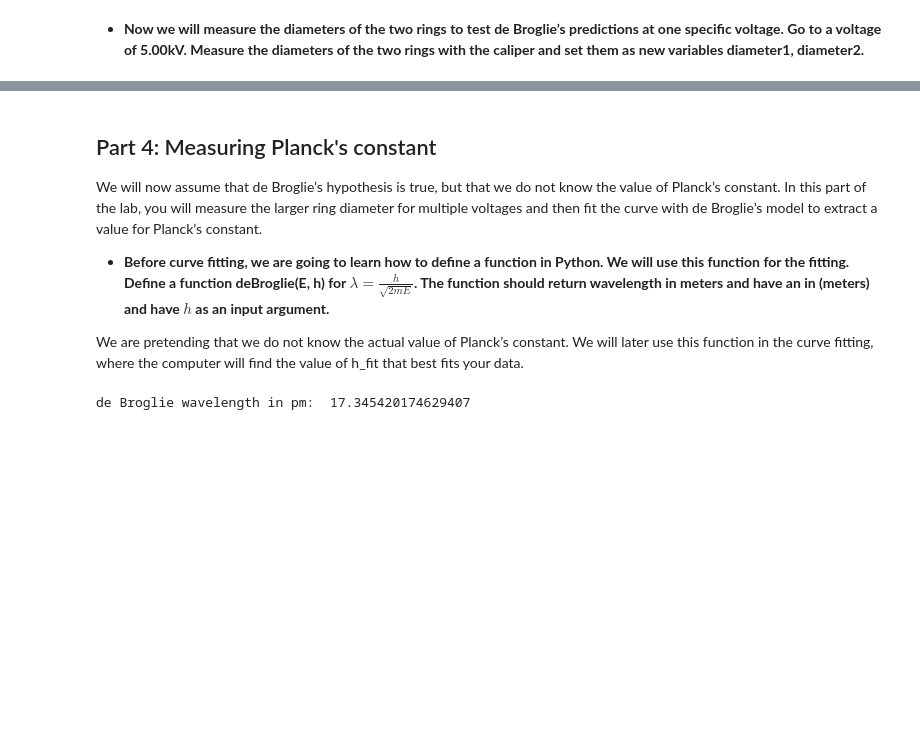
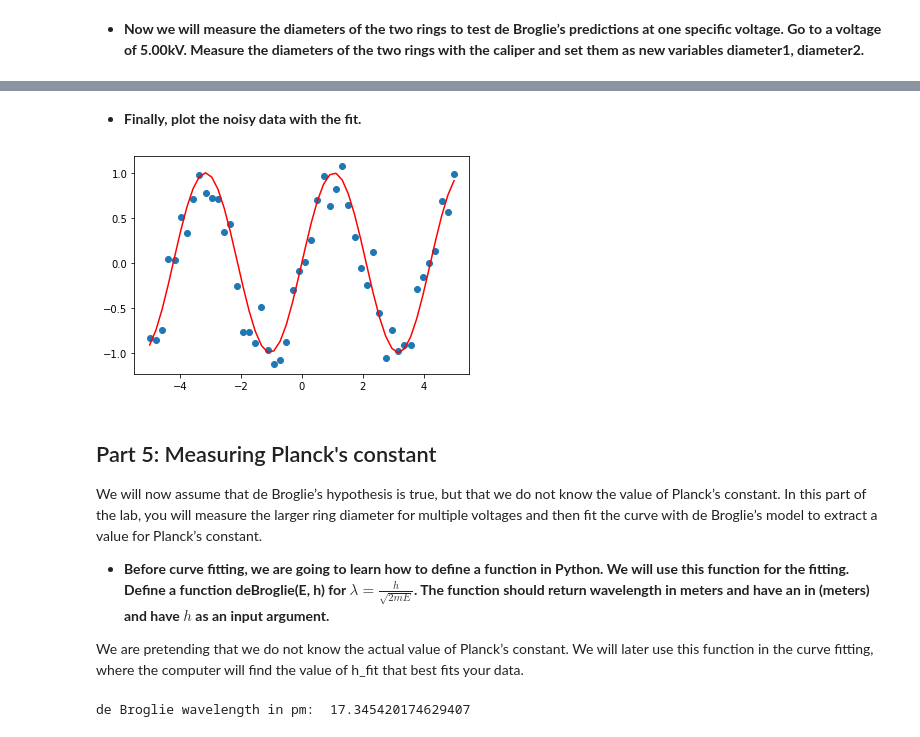
Before and after one commit to mreppert/CHM37401content, a Jupyter notebook: src/ElectronDiffraction/electron_diffraction_analysis.ipynb, the cells around one changed output, grey strips where cells are left out. Cells and saved outputs as stored; diff of their text form; code cells hidden in the pictures; blank space fills up the shorter version.

```diff
--- a/src/ElectronDiffraction/electron_diffraction_analysis.ipynb
+++ b/src/ElectronDiffraction/electron_diffraction_analysis.ipynb
@@ -99,5 +196,13 @@ The standard way to do this is error propagation, but all the derivatives can be
+# %% [markdown]
+- **Finally, plot the noisy data with the fit.**
+# %%
+plt.scatter(x_data, y_data2)
+plt.plot(x_data, fit_func(x_data, a_bestfit), 'r')
+plt.show()
+# %% [output]
+[figure, added]
 # %% [markdown]
-## Part 4: Measuring Planck's constant ##
+## Part 5: Measuring Planck's constant ##
 We will now assume that de Broglie’s hypothesis is true, but that we do not know the value of Planck’s constant. In this part of the lab, you will measure the larger ring diameter for multiple voltages and then fit the curve with de Broglie’s model to extract a value for Planck’s constant.
 
 - **Before curve fitting, we are going to learn how to define a function in Python. We will use this function for the fitting. Define a function deBroglie(E, h) for $\lambda = \frac{h}{\sqrt{2 m E}}$.  The function should return  wavelength in meters and have an in (meters) and have $h$ as an input argument.**
```
Also changed, not shown: parts of 22 cells of this notebook, 2 other files.
